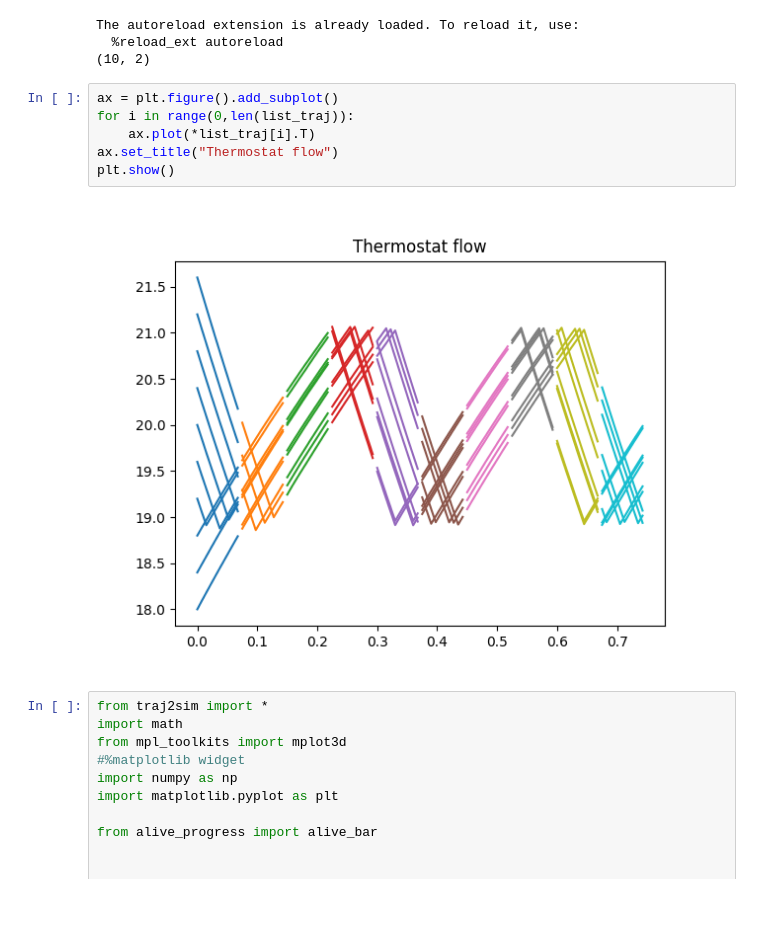
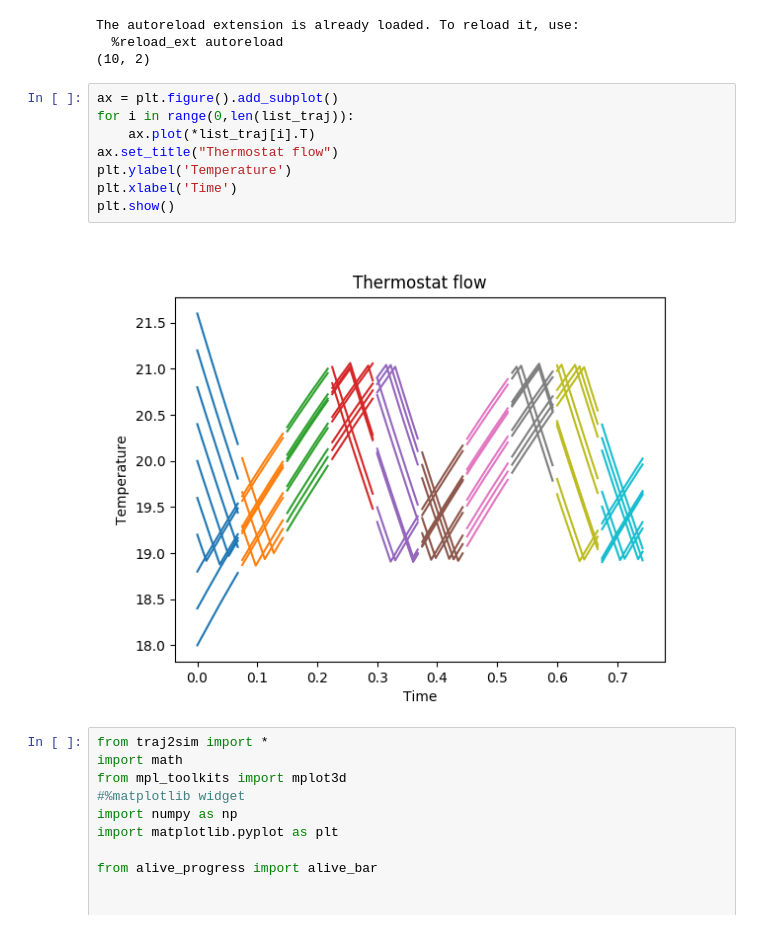
Before and after one commit to Mishalassif/Traj2Phase, a Jupyter notebook: examples/hybrid/thermo.ipynb, the cells around one changed output. Saved outputs shown, nothing was run; the diff lists cells and outputs as text.

```diff
--- a/examples/hybrid/thermo.ipynb
+++ b/examples/hybrid/thermo.ipynb
@@ -58,11 +58,13 @@ The autoreload extension is already loaded. To reload it, use:
 # %%
 ax = plt.figure().add_subplot()
 for i in range(0,len(list_traj)):
     ax.plot(*list_traj[i].T)
 ax.set_title("Thermostat flow")
+plt.ylabel('Temperature')
+plt.xlabel('Time')
 plt.show()
 # %% [output]
-[figure, old version]
+[figure, new version]
 # %%
 from traj2sim import *
 import math
```
Also changed, not shown: 46 other files.
